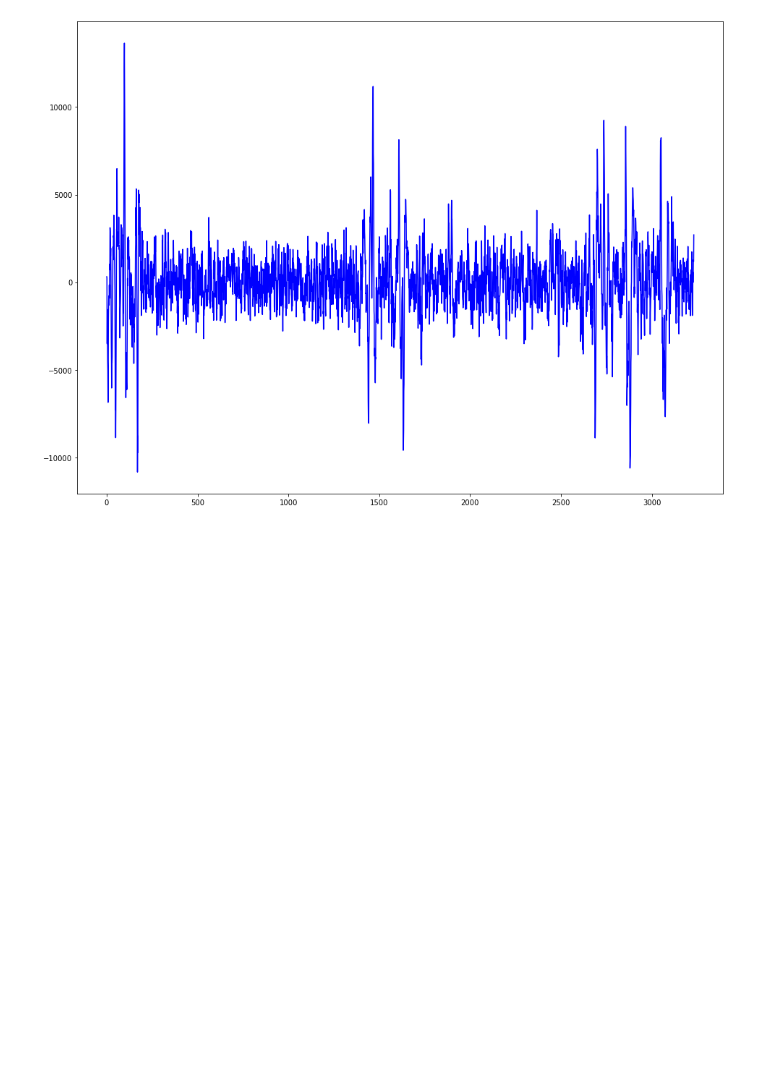
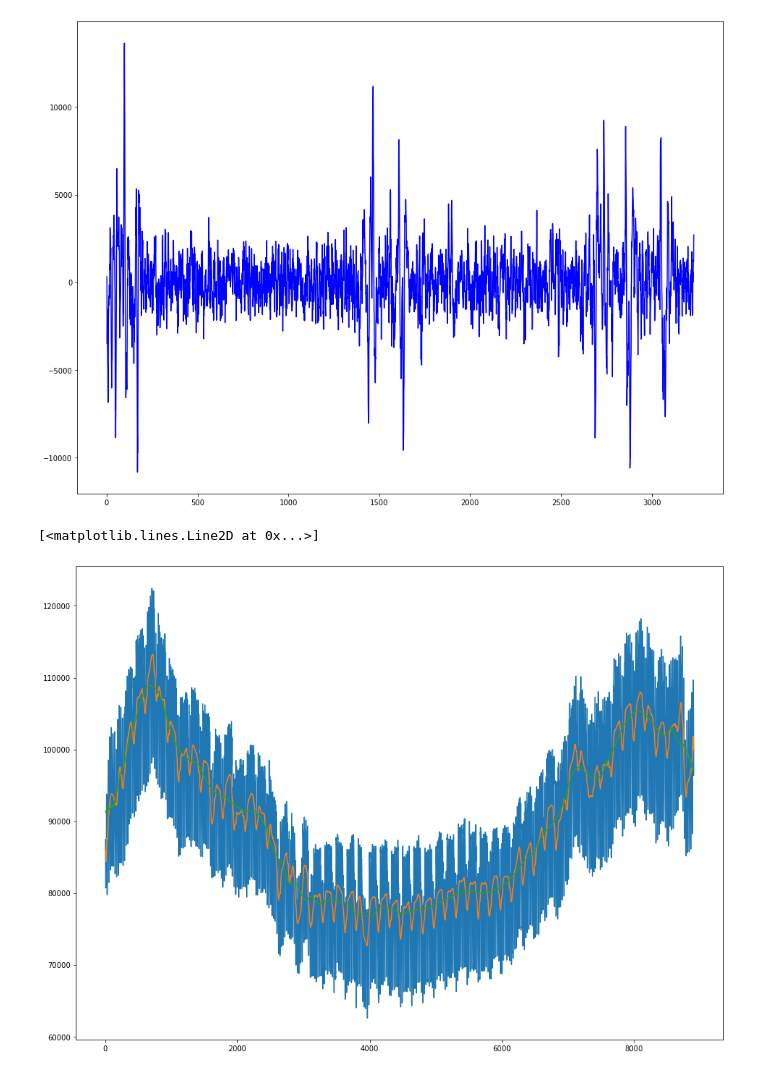
Before and after one commit to akhmetovcr/inn_btg_final, a Jupyter notebook: test_algorithm.ipynb, the cells around one changed output. Cells and saved outputs as stored; diff of their text form; code cells hidden in the pictures; blank space fills up the shorter version.

```diff
--- a/test_algorithm.ipynb
+++ b/test_algorithm.ipynb
@@ -2,11 +2,3 @@
 # Тестирование алгоритмов
 # %% [markdown]
 ### Импортируются необходимые библиотеки
-# %%
-import numpy as np
-import pandas as pd
-from scipy import signal
-# Для отрисовки
-%matplotlib inline
-import matplotlib.pyplot as plt
-plt.rcParams['figure.figsize'] = [16, 12]
@@ -42,3 +39,3 @@ data.head(40)
 # %%
 # Удаляются строки без данных
-data_filtered = data[data.GEN_FACT > 0]
+data_filtered = df[df.GEN_FACT > 0]
@@ -67,0 +258,19 @@ gb = data.groupby(['M_DATE', 'PRICE_ZONE_ID', 'POWER_SYS_ID'])
+# %%
+def running_mean(y: np.ndarray, window: int) -> np.ndarray:
+    # Сглаживание скользящим средним
+    yc = np.pad(y, window, mode='symmetric')
+    yy = y.copy()
+    for wi in range(window, len(y) + window):
+        yy[wi - window] = np.nanmean(yc[wi - window: wi + window])
+
+    return yy
+# %%
+curve = gen_fact[:24*7*53]
+plt.plot(curve)
+# Удалены ежедневные тренды
+plt.plot(running_mean(curve, 24))
+# Убраны еженедельные трендыb
+plt.plot(running_mean(curve, 24 * 7))
+# %% [output]
+[<matplotlib.lines.Line2D at 0x...>]
+[figure, added]
```
Also changed, not shown: parts of 12 cells of this notebook, 1 other file.
